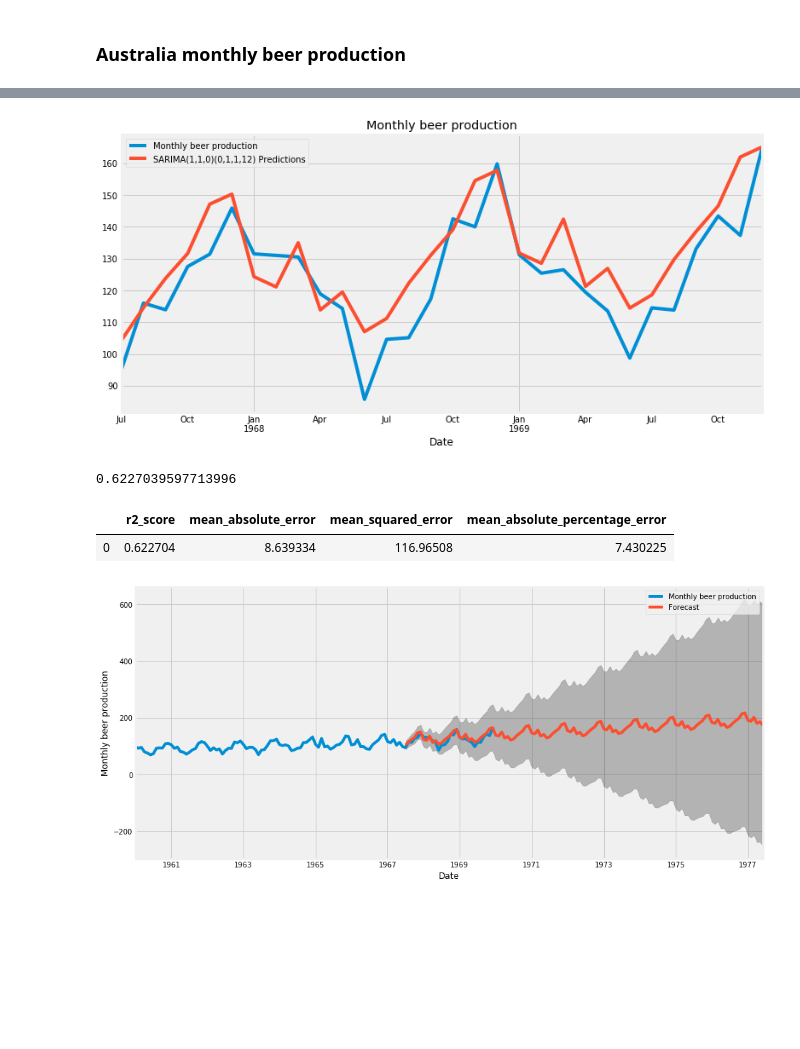
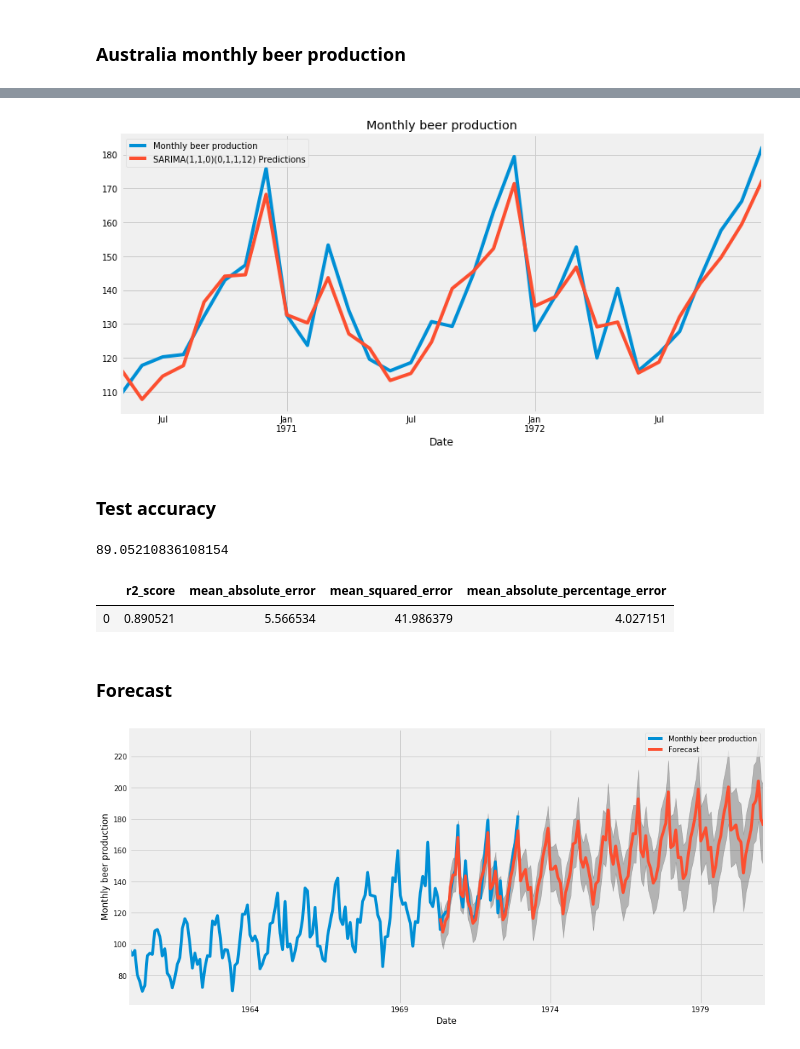
Before and after one commit to r0702301/Big-Data-Course, a Jupyter notebook: Jupyter/Forecasting/Forecasting.ipynb, the cells around one changed output, grey strips where cells are left out. Drawn from its saved outputs; the diff is of its cells as text; code cells hidden in the pictures; blank space fills up the shorter version.

Commit message:
statistics en forecasting acc

```diff
--- a/Jupyter/Forecasting/Forecasting.ipynb
+++ b/Jupyter/Forecasting/Forecasting.ipynb
@@ -26,7 +30,7 @@ df = pd.read_csv('monthly-beer-production-in-austr.csv')
 df['Date'] = pd.to_datetime(df['Month'])
 df = df.drop('Month',1)
 df = df[df.Date > '1959-12-01']
-df = df[df.Date < '1970-01-01']
+df = df[df.Date < '1973-01-01']
 df.set_index('Date', inplace=True)
 df
 # %% [output]
@@ -186,7 +205,7 @@ Warnings:
 # %%
 #divide into train and validation set
-train = df[:int(0.75*(len(df)))]
-test = df[int(0.75*(len(df))):]
+train = df[:int(0.80*(len(df)))]
+test = df[int(0.80*(len(df))):]
 
 #plotting the data
 train['Monthly beer production'].plot()
@@ -197,6 +218,6 @@ test['Monthly beer production'].plot()
 # %%
 import statsmodels.api as sm
-model = SARIMAX(train['Monthly beer production'],order=(1,1,0),seasonal_order=(0,1,1,12))
+model = SARIMAX(train['Monthly beer production'],order=(2,1,3),seasonal_order=(1,1,1,12),enforce_invertibility=False)
 results = model.fit()
 results.summary()
 # %% [output]
@@ -285,11 +317,13 @@ predictions.plot(legend=True)
 ax.autoscale(axis='x',tight=True)
 #ax.set(xlabel=xlabel, ylabel=ylabel);
 # %% [output]
-[figure, old version]
+[figure, new version]
+# %% [markdown]
+### Test accuracy
 # %%
-r2_score(test['Monthly beer production'], predictions)
+r2_score(test['Monthly beer production'], predictions)*100
 # %% [output]
-0.6227039597713996
+89.05210836108154
 # %%
 evaluation_results = pd.DataFrame({'r2_score': r2_score(test['Monthly beer production'], predictions)}, index=[0])
 evaluation_results['mean_absolute_error'] = mean_absolute_error(test['Monthly beer production'], predictions)
@@ -299,19 +333,21 @@ evaluation_results['mean_absolute_percentage_error'] = np.mean(np.abs(prediction
 evaluation_results
 # %% [output]
 |  | r2_score | mean_absolute_error | mean_squared_error | mean_absolute_percentage_error |
-| 0 | 0.622704 | 8.639334 | 116.96508 | 7.430225 |
+| 0 | 0.890521 | 5.566534 | 41.986379 | 4.027151 |
+# %% [markdown]
+### Forecast
 # %%
-pred_f = results.get_forecast(steps=120)
+pred_f = results.get_forecast(steps=130)
 pred_ci = pred_f.conf_int()
 ax = df.plot(label='Monthly beer production', figsize=(14, 7))
 pred_f.predicted_mean.plot(ax=ax, label='Forecast')
 ax.fill_between(pred_ci.index,
                 pred_ci.iloc[:, 0],
                 pred_ci.iloc[:, 1], color='k', alpha=.25)
 ax.set_xlabel('Date')
 ax.set_ylabel('Monthly beer production')
 plt.legend()
 plt.show()
 # %% [output]
-[figure, old version]
+[figure, new version]
 # %%
```
Also changed, not shown: parts of 33 cells of this notebook, 4 other files.
